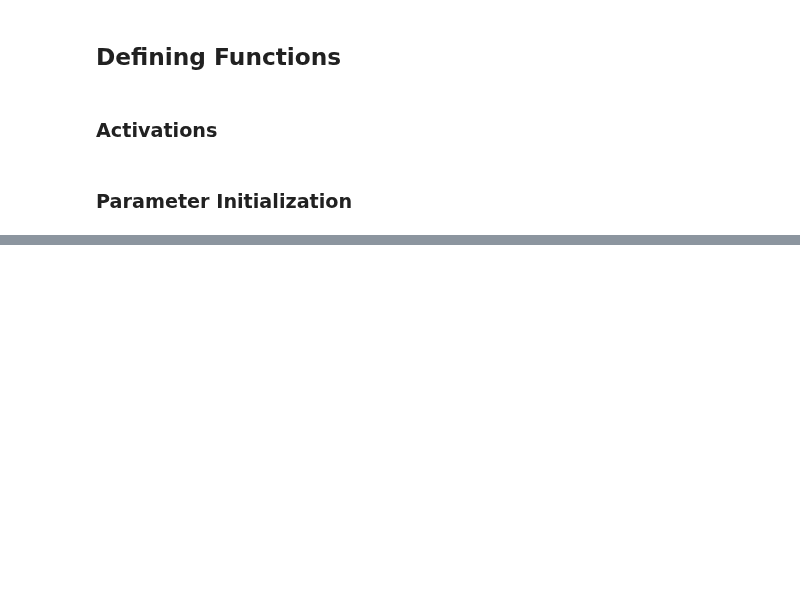
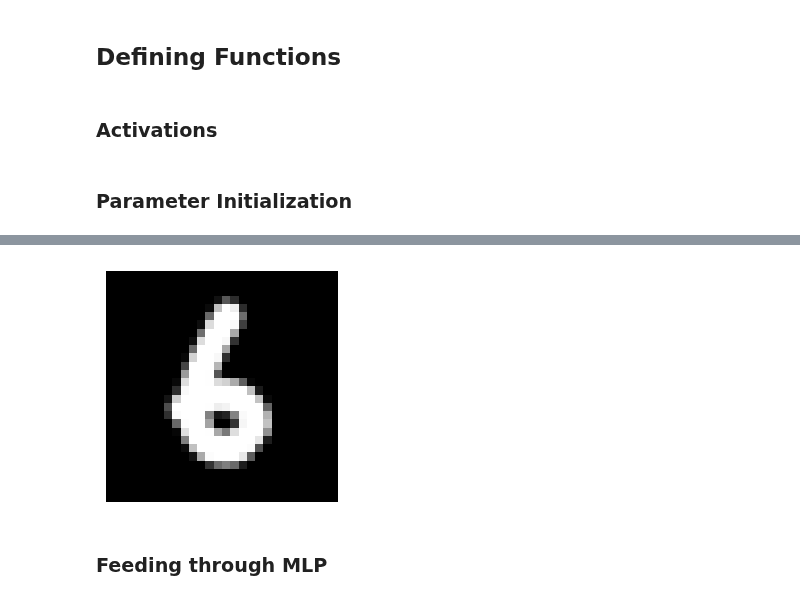
Before and after one commit to dariansal/deep-learning-mnist, a Jupyter notebook: notebooks/scratch-model.ipynb, the cells around one changed output, grey strips where cells are left out. Cells and saved outputs as stored; diff of their text form; code cells hidden in the pictures; blank space fills up the shorter version.

```diff
--- a/notebooks/scratch-model.ipynb
+++ b/notebooks/scratch-model.ipynb
@@ -340,6 +123,0 @@ def preprocess(image):
-# %%
-image_path = '../data/test-images/6-1.png'
-image = Image.open(image_path).convert('L')
-
-#normalize and change to proper dimension
-image = preprocess(image)
@@ -353,0 +302,28 @@ print(y_pred)
+# %%
+#Normalize and change to proper dimension
+def preprocess(image_path):
+    #Resize and convert to numpy
+    image = Image.open(image_path).convert('L')
+    image = np.array(image.resize((28, 28)))
+
+    im_normalized = image / 255.0
+
+    return im_normalized.reshape(784, 1)
+
+def preprocess_vis(image_path):
+    image = Image.open(image_path).convert('L')
+    return image.resize((28, 28))
+# %%
+image_path = '../data/test-images/6-2.png'
+
+visual_im = preprocess_vis(image_path)
+# %%
+plt.figure(figsize=(6, 3))
+plt.axis("off")
+
+#Capture return value
+_ = plt.imshow(visual_im, cmap="grey")
+# %% [output]
+[figure, added]
+# %% [markdown]
+### __Feeding through MLP__
```
Also changed, not shown: parts of 50 cells of this notebook.
